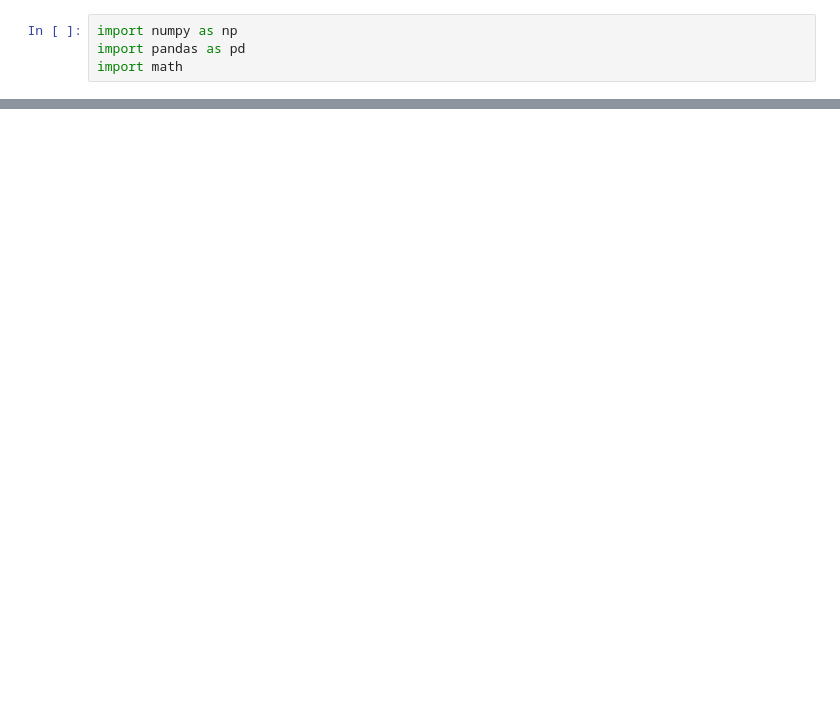
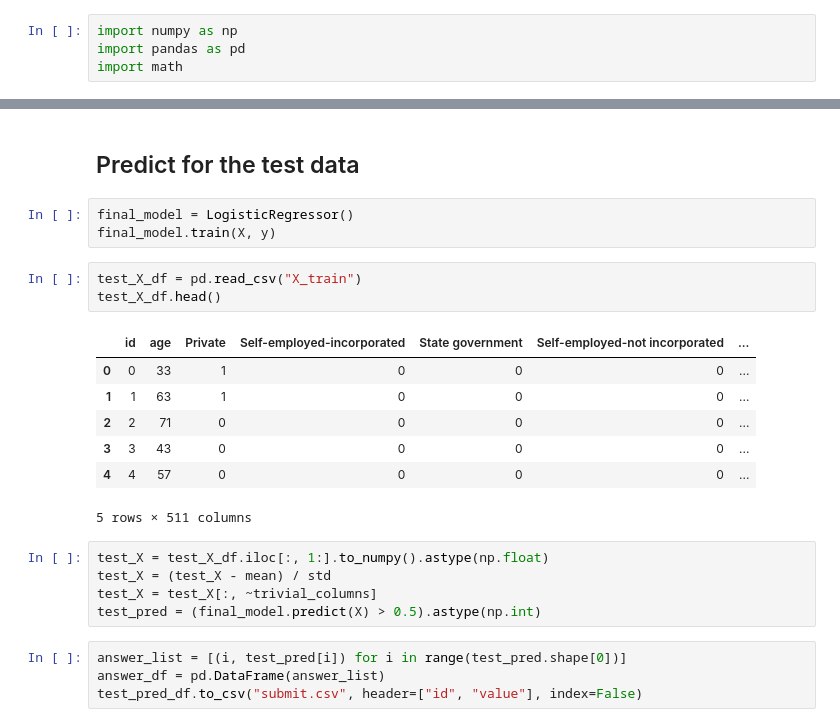
Before and after one commit to Rabbit-Hu/Hung-yi-Lee-ML20, a Jupyter notebook: hw2/hw2.ipynb, the cells around one changed output, grey strips where cells are left out. Saved outputs shown, nothing was run; the diff lists cells and outputs as text; blank space fills up the shorter version.

```diff
--- a/hw2/hw2.ipynb
+++ b/hw2/hw2.ipynb
@@ -29,0 +78,25 @@ NameError: name 'pd' is not defined
+# %% [markdown]
+## Predict for the test data
+# %%
+final_model = LogisticRegressor()
+final_model.train(X, y)
+# %%
+test_X_df = pd.read_csv("X_train")
+test_X_df.head()
+# %% [output]
+|  | id | age | Private | Self-employed-incorporated | State government | Self-employed-not incorporated | ... |
+| 0 | 0 | 33 | 1 | 0 | 0 | 0 | ... |
+| 1 | 1 | 63 | 1 | 0 | 0 | 0 | ... |
+| 2 | 2 | 71 | 0 | 0 | 0 | 0 | ... |
+| 3 | 3 | 43 | 0 | 0 | 0 | 0 | ... |
+| 4 | 4 | 57 | 0 | 0 | 0 | 0 | ... |
+5 rows × 511 columns
+# %%
+test_X = test_X_df.iloc[:, 1:].to_numpy().astype(np.float)
+test_X = (test_X - mean) / std
+test_X = test_X[:, ~trivial_columns]
+test_pred = (final_model.predict(X) > 0.5).astype(np.int)
+# %%
+answer_list = [(i, test_pred[i]) for i in range(test_pred.shape[0])]
+answer_df = pd.DataFrame(answer_list)
+test_pred_df.to_csv("submit.csv", header=["id", "value"], index=False)
```
Also changed, not shown: parts of 12 cells of this notebook, 1 other file.
